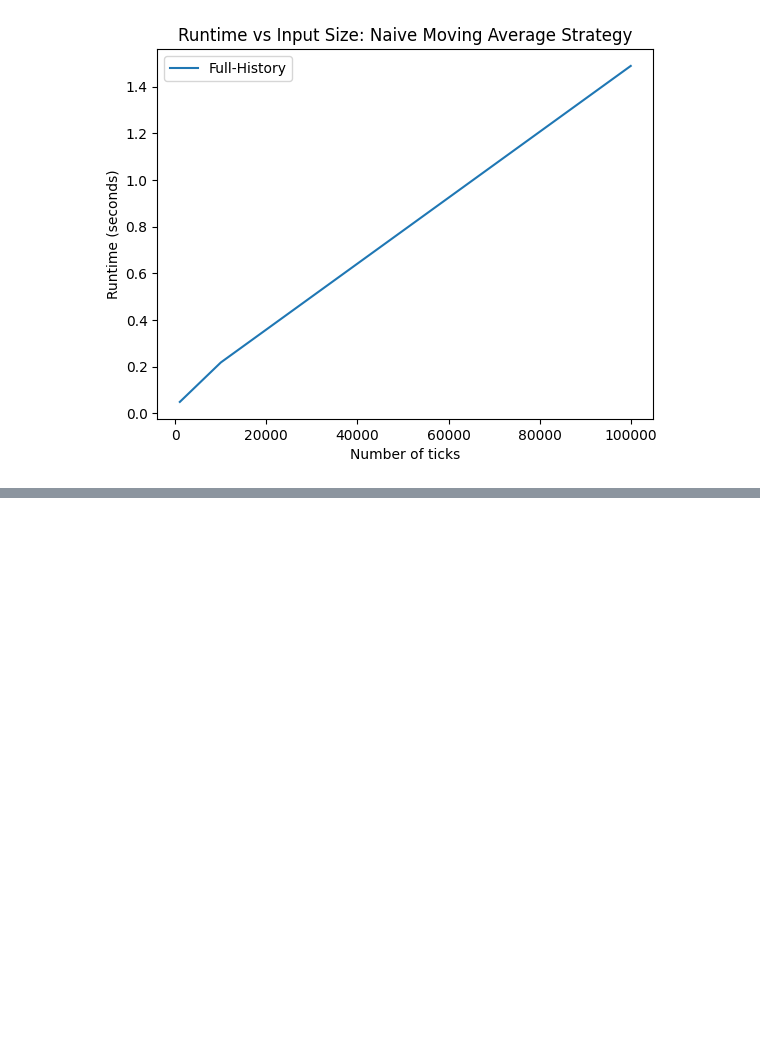
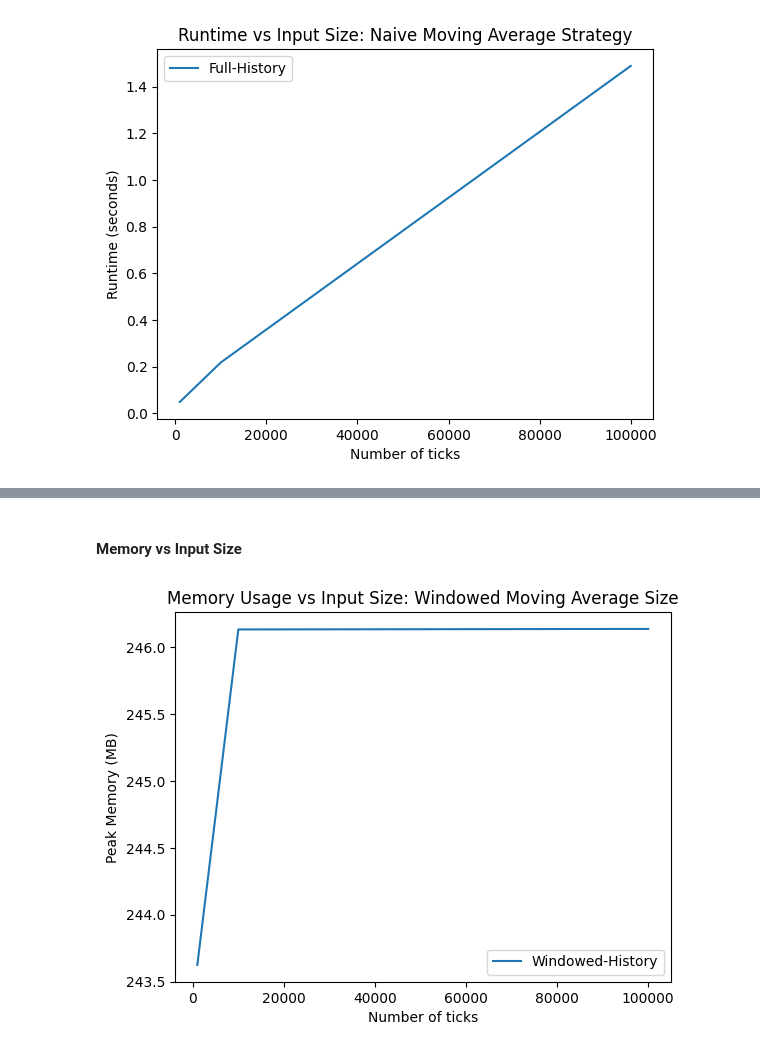
Before and after one commit to mmiah00/finm32500_Assignments, a Jupyter notebook: Assignment3/profiler.ipynb, the cells around one changed output, grey strips where cells are left out. Drawn from its saved outputs; the diff is of its cells as text; code cells hidden in the pictures; blank space fills up the shorter version.

```diff
--- a/Assignment3/profiler.ipynb
+++ b/Assignment3/profiler.ipynb
@@ -137,0 +208,11 @@ plt.show()
+# %% [markdown]
+#### Memory vs Input Size
+# %%
+plt.plot(results2['n_ticks'], results2['window_memory'], label='Windowed-History')
+plt.xlabel("Number of ticks")
+plt.ylabel("Peak Memory (MB)")
+plt.title("Memory Usage vs Input Size: Windowed Moving Average Size")
+plt.legend()
+plt.show()
+# %% [output]
+[figure, added]
```
Also changed, not shown: parts of 16 cells of this notebook.
